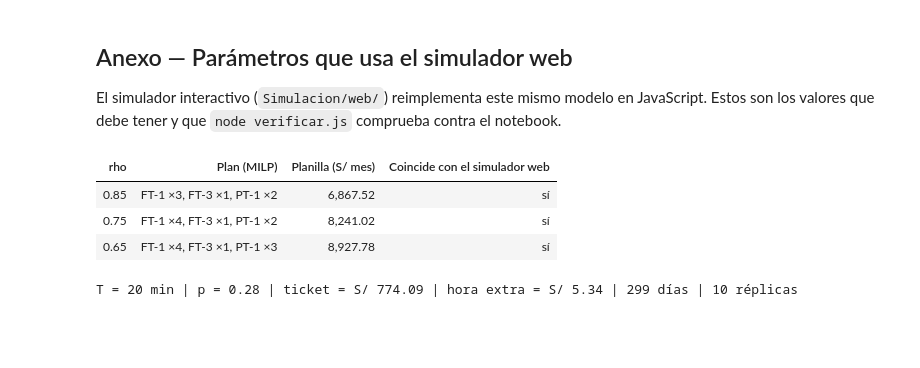
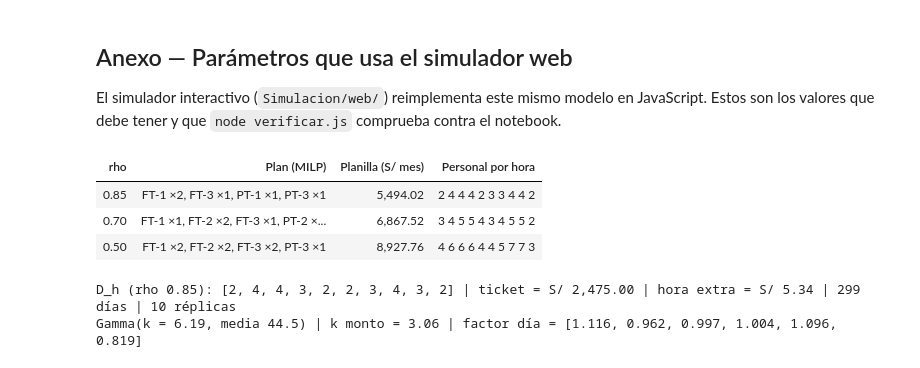
Before and after one commit to Efustion23/denlu-simulacion, a Jupyter notebook: Simulacion/Denlu.ipynb, the cells around one changed output. Saved outputs shown, nothing was run; the diff lists cells and outputs as text; code cells hidden in the pictures; blank space fills up the shorter version.

```diff
--- a/Simulacion/Denlu.ipynb
+++ b/Simulacion/Denlu.ipynb
@@ -32,6 +34,8 @@ A continuación se diagnostica la tasa de llegada ($\lambda_h$), la utilización
 # %%
 %pip install -q --disable-pip-version-check simpy ortools
 
+import json
+from collections import namedtuple
 from pathlib import Path
 import numpy as np
 import pandas as pd
@@ -43,6 +47,7 @@ from ortools.linear_solver import pywraplp
 # Paleta compartida con el simulador web: azul acero = plan elegido, gris = situación actual
 COLOR = {"plan": "#2d5c88", "actual": "#a3a7a4", "hist": "#c19463", "alerta": "#c4242a", "ok": "#1e7b4f",
          "aviso": "#f2b705", "tinta": "#141617", "tinta2": "#5b5f5c", "linea": "#e3e5e1"}
+COLOR_CAUSA = {"quiebre": COLOR["aviso"], "calendario": COLOR["hist"], "despacho": COLOR["plan"]}
 plt.rcParams.update({
     "figure.figsize": (11, 4.2), "figure.dpi": 110,
     "axes.spines.top": False, "axes.spines.right": False, "axes.spines.left": False,
@@ -51,7 +56,7 @@ plt.rcParams.update({
     "axes.labelcolor": COLOR["tinta2"], "xtick.color": COLOR["tinta2"], "ytick.color": COLOR["tinta2"],
     "text.color": COLOR["tinta"], "legend.frameon": False, "font.size": 10.5,
 })
-soles = lambda v: f"S/ {v:,.0f}"
+soles = lambda v: f"S/ {v:,.0f}" if v >= 0 else f"−S/ {-v:,.0f}"
 k_soles = lambda v, _=None: f"{v / 1000:,.0f} mil"
 # %% [output]
 Note: you may need to restart the kernel to use updated packages.
@@ -169,7 +290,6 @@ TURNOS = {                                   # horas (inicio de cada intervalo)
     "PT-3": [14, 15, 16, 17],                # 14-18
 }
 es_parcial = lambda t: t.startswith("PT")
-LAMBDA = dict(zip(diag["Hora_Int"], diag["Lambda (Ped/Hr)"]))        # ped/h, del diagnóstico
 
 
 def requeridos(rho):
@@ -200,12 +320,12 @@ RHO_OBJETIVO = 0.85
 req_h = requeridos(RHO_OBJETIVO)
 plan_optimo = optimizar(RHO_OBJETIVO)
 costo_optimo = costo_mensual(plan_optimo)
-assert abs(costo_optimo - 6867.52) < 0.01, "El costo óptimo difiere del esperado (S/ 6,867.52)"
 
 print("=== REQUERIMIENTO MÍNIMO DE DESPACHADORES (D_h) ===")
 print("  ".join(f"{h:02d}h: {n}" for h, n in req_h.items()))
 print(f"\n=== SOLUCIÓN ÓPTIMA (rho <= {RHO_OBJETIVO}) ===")
-print(f"Costo de planilla del almacén: {soles(costo_optimo)} al mes  ({soles(12 * costo_optimo)} al año)")
+print(f"Costo de planilla del almacén: {soles(costo_optimo)} al mes  ({soles(12 * costo_optimo)} al año)  "
+      f"| hoy: {soles(C_ACTUAL * C_FT)} al mes")
 for t in TURNOS:
     print(f"  {t}: {plan_optimo.get(t, 0)} despachador(es)")
 # %% [output]
@@ -817,0 +695,4 @@ El plan de $\rho = 0.65$ supera al de $\rho = 0.85$ cuando el margen bruto pasa
+# %%
+reps = {"Actual": replicar(PLAN_ACTUAL), "Óptimo": replicar(PLAN_OPTIMO)}
+tabla = pd.concat({k: media_ic(v) for k, v in reps.items()}, axis=1)
+display(tabla.style.format("{:,.2f}"))
@@ -817,0 +914,20 @@ El plan de $\rho = 0.65$ supera al de $\rho = 0.85$ cuando el margen bruto pasa
+# %%
+palancas = []
+for nombre, plan, qf in [("Situación actual", PLAN_ACTUAL, 1.0), ("Plan MILP (ρ = 0.85)", PLAN_OPTIMO, 1.0),
+                         ("−25 % de quiebres", PLAN_ACTUAL, 0.75), ("−50 % de quiebres", PLAN_ACTUAL, 0.50),
+                         ("Plan MILP + −50 % de quiebres", PLAN_OPTIMO, 0.50)]:
+    r = replicar(plan, q_quiebre=qf).mean()
+    palancas.append({"Opción": nombre, "Venta perdida (S/)": r["Venta perdida (S/)"], "Planilla + horas extra (S/)": costo_personal(r), "Costo total (S/)": r["Costo total (S/)"]})
+palancas = pd.DataFrame(palancas).set_index("Opción")
+palancas["Ahorro vs. actual (S/)"] = palancas.loc["Situación actual", "Costo total (S/)"] - palancas["Costo total (S/)"]
+display(palancas.style.format("{:,.0f}"))
+
+fig, ax = plt.subplots(figsize=(11, 3.8))
+colores_p = [COLOR["actual"], COLOR["plan"], COLOR["aviso"], COLOR["aviso"], COLOR["ok"]]
+barras = ax.barh(palancas.index[::-1], palancas["Ahorro vs. actual (S/)"][::-1], color=colores_p[::-1], height=0.6)
+for y_, v in enumerate(palancas["Ahorro vs. actual (S/)"][::-1]):
+    ax.text(max(v, 0) + 8000, y_, soles(v), va="center", fontsize=9.5, color=COLOR["tinta2"])
+ax.axvline(0, color=COLOR["tinta"], lw=1); ax.xaxis.set_major_formatter(k_soles); ax.grid(axis="y", visible=False)
+ax.set_xlim(min(0, palancas["Ahorro vs. actual (S/)"].min() * 1.4), palancas["Ahorro vs. actual (S/)"].max() * 1.25)
+ax.set_title("Ahorro anual frente a la situación actual (venta perdida + planilla + horas extra)")
+plt.tight_layout(); plt.show()
@@ -820,17 +1021,18 @@ El plan de $\rho = 0.65$ supera al de $\rho = 0.85$ cuando el margen bruto pasa
 
 El simulador interactivo (`Simulacion/web/`) reimplementa este mismo modelo en JavaScript. Estos son los valores que debe tener y que `node verificar.js` comprueba contra el notebook.
 # %%
-PLANES_WEB = {0.85: {"FT-1": 3, "FT-3": 1, "PT-1": 2}, 0.75: {"FT-1": 4, "FT-3": 1, "PT-1": 2}, 0.65: {"FT-1": 4, "FT-3": 1, "PT-1": 3}}
 anexo = []
-for rho_obj, plan_web in PLANES_WEB.items():
+for rho_obj in [0.85, 0.70, 0.50]:                       # los planes distintos que ofrece el simulador web
     plan_nb = optimizar(rho_obj)
-    anexo.append({"rho": rho_obj, "Plan (MILP)": ", ".join(f"{t} ×{n}" for t, n in plan_nb.items()),
-                  "Planilla (S/ mes)": costo_mensual(plan_nb), "Coincide con el simulador web": "sí" if plan_nb == plan_web else "NO"})
+    anexo.append({"rho": rho_obj, "Plan (MILP)": ", ".join(f"{t} ×{n}" for t, n in plan_nb.items()), "Planilla (S/ mes)": costo_mensual(plan_nb),
+                  "Personal por hora": " ".join(str(v) for v in personal_por_hora(plan_nb).values())})
 display(pd.DataFrame(anexo).style.hide(axis="index").format({"Planilla (S/ mes)": "{:,.2f}", "rho": "{:.2f}"}))
-print(f"T = {T_CAL:.0f} min | p = {P_CAL:.2f} | ticket = S/ {TICKET:,.2f} | hora extra = S/ {COSTO_HORA_EXTRA:.2f} | {DIAS} días | {R} réplicas")
+print(f"D_h (rho 0.85): {list(req_h.values())} | ticket = S/ {TICKET:,.2f} | hora extra = S/ {COSTO_HORA_EXTRA:.2f} | {DIAS} días | {R} réplicas")
+print(f"Gamma(k = {K_SERVICIO:.2f}, media {MU_MIN}) | k monto = {K_MONTO:.2f} | factor día = {FACTOR_DIA}")
 # %% [output]
-| rho | Plan (MILP) | Planilla (S/ mes) | Coincide con el simulador web |
-| 0.85 | FT-1 ×3, FT-3 ×1, PT-1 ×2 | 6,867.52 | sí |
-| 0.75 | FT-1 ×4, FT-3 ×1, PT-1 ×2 | 8,241.02 | sí |
-| 0.65 | FT-1 ×4, FT-3 ×1, PT-1 ×3 | 8,927.78 | sí |
+| rho | Plan (MILP) | Planilla (S/ mes) | Personal por hora |
+| 0.85 | FT-1 ×2, FT-3 ×1, PT-1 ×1, PT-3 ×1 | 5,494.02 | 2 4 4 4 2 3 3 4 4 2 |
+| 0.70 | FT-1 ×1, FT-2 ×2, FT-3 ×1, PT-2 ×... | 6,867.52 | 3 4 5 5 4 3 4 5 5 2 |
+| 0.50 | FT-1 ×2, FT-2 ×2, FT-3 ×2, PT-3 ×1 | 8,927.76 | 4 6 6 6 4 4 5 7 7 3 |
-T = 20 min | p = 0.28 | ticket = S/ 774.09 | hora extra = S/ 5.34 | 299 días | 10 réplicas
+D_h (rho 0.85): [2, 4, 4, 3, 2, 2, 3, 4, 3, 2] | ticket = S/ 2,475.00 | hora extra = S/ 5.34 | 299 días | 10 réplicas
+Gamma(k = 6.19, media 44.5) | k monto = 3.06 | factor día = [1.116, 0.962, 0.997, 1.004, 1.096, 0.819]
```
Also changed, not shown: parts of 59 cells of this notebook, 6 other files.
